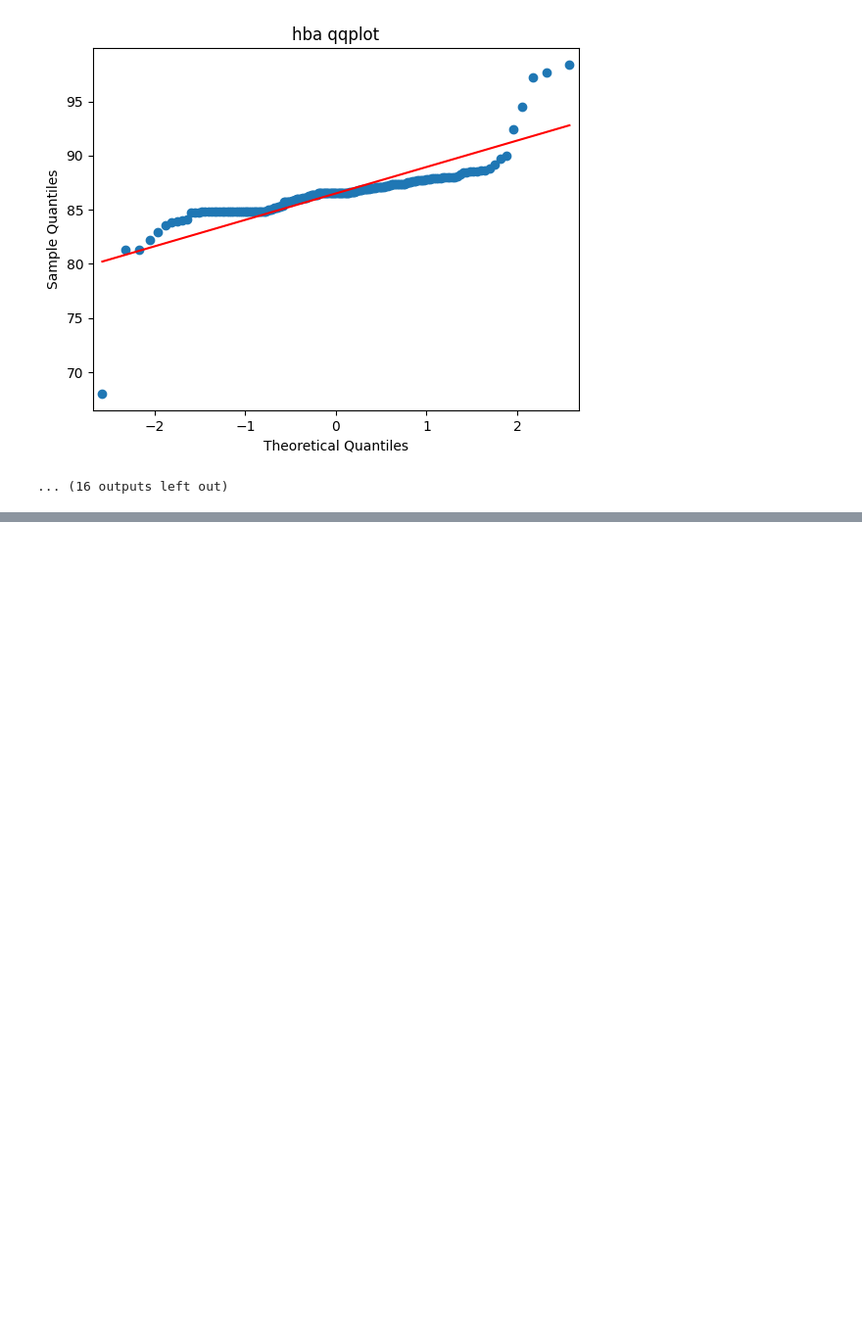
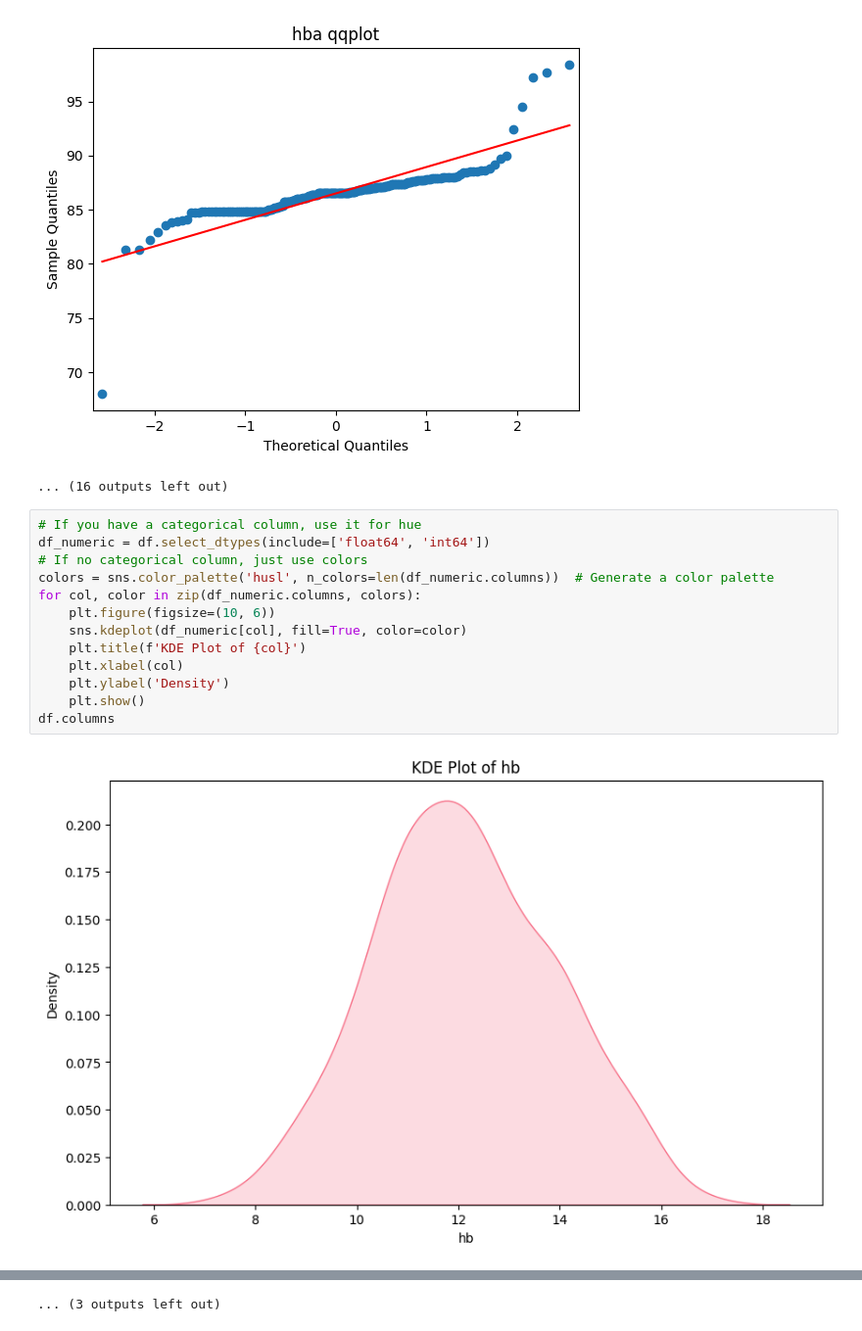
Before and after one commit to kedabaliyildirim/lotusai_task_repo, a Jupyter notebook: hypothesis_tests/normal_tests/normal_tests.ipynb, the cells around one changed output, grey strips where cells are left out. Shown at 98% size. Saved outputs shown, nothing was run; the diff lists cells and outputs as text; blank space fills up the shorter version.

```diff
--- a/hypothesis_tests/normal_tests/normal_tests.ipynb
+++ b/hypothesis_tests/normal_tests/normal_tests.ipynb
@@ -331,3 +331,18 @@ for col in dftwo.columns:
 [figure]
 [figure]
 ... (16 outputs left out)
+# %%
+# If you have a categorical column, use it for hue
+df_numeric = df.select_dtypes(include=['float64', 'int64'])
+# If no categorical column, just use colors
+colors = sns.color_palette('husl', n_colors=len(df_numeric.columns))  # Generate a color palette
+for col, color in zip(df_numeric.columns, colors):
+    plt.figure(figsize=(10, 6))
+    sns.kdeplot(df_numeric[col], fill=True, color=color)
+    plt.title(f'KDE Plot of {col}')
+    plt.xlabel(col)
+    plt.ylabel('Density')
+    plt.show()
+df.columns
+# %% [output]
+[figure, added]
@@ -333,0 +360 @@ for col in dftwo.columns:
+... (3 outputs left out)
```
Also changed, not shown: parts of 1 cell of this notebook, 5 other files.
